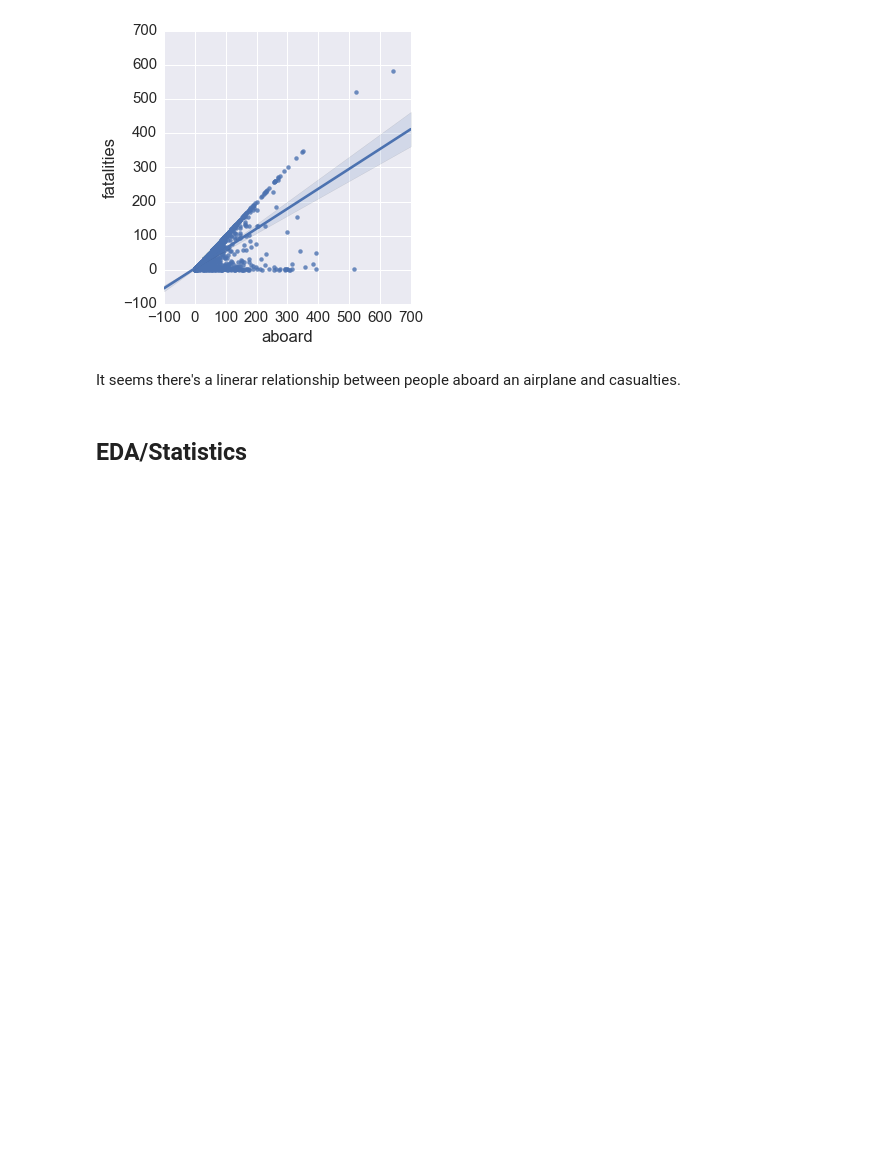
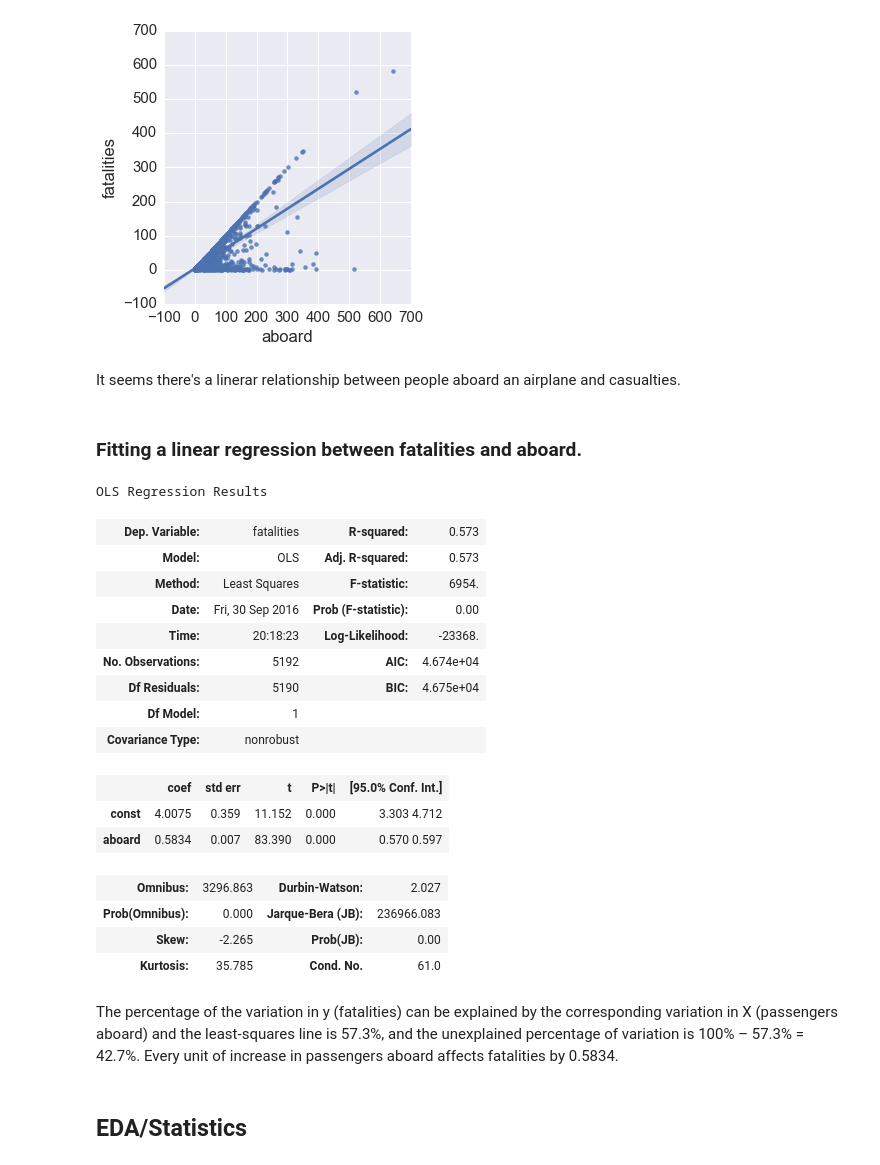
Before and after one commit to carlespoles/DSCI6002-student, a Jupyter notebook: week5/5-1_Review/DSCI6002-Midterm-Part2-CarlesPolesMielgo.ipynb, the cells around one changed output. Saved outputs shown, nothing was run; the diff lists cells and outputs as text; code cells hidden in the pictures; blank space fills up the shorter version.

```diff
--- a/week5/5-1_Review/DSCI6002-Midterm-Part2-CarlesPolesMielgo.ipynb
+++ b/week5/5-1_Review/DSCI6002-Midterm-Part2-CarlesPolesMielgo.ipynb
@@ -394,6 +395,40 @@ sns.lmplot(x='aboard', y='fatalities', data=df, fit_reg=True);
 [figure]
 # %% [markdown]
 It seems there's a linerar relationship between people aboard an airplane and casualties.
+# %% [markdown]
+### Fitting a linear regression between fatalities and aboard.
+# %%
+y = df['fatalities']
+# %%
+X = df['aboard']
+# %%
+X = sm.add_constant(X)
+# %%
+model = sm.OLS(y, X)
+results = model.fit()
+results = results.summary()
+results
+# %% [output]
+OLS Regression Results
+| Dep. Variable: | fatalities | R-squared: | 0.573 |
+| Model: | OLS | Adj. R-squared: | 0.573 |
+| Method: | Least Squares | F-statistic: | 6954. |
+| Date: | Fri, 30 Sep 2016 | Prob (F-statistic): | 0.00 |
+| Time: | 20:18:23 | Log-Likelihood: | -23368. |
+| No. Observations: | 5192 | AIC: | 4.674e+04 |
+| Df Residuals: | 5190 | BIC: | 4.675e+04 |
+| Df Model: | 1 |  |  |
+| Covariance Type: | nonrobust |  |  |
+|  | coef | std err | t | P>|t| | [95.0% Conf. Int.] |
+| const | 4.0075 | 0.359 | 11.152 | 0.000 | 3.303 4.712 |
+| aboard | 0.5834 | 0.007 | 83.390 | 0.000 | 0.570 0.597 |
+| Omnibus: | 3296.863 | Durbin-Watson: | 2.027 |
+| Prob(Omnibus): | 0.000 | Jarque-Bera (JB): | 236966.083 |
+| Skew: | -2.265 | Prob(JB): | 0.00 |
+| Kurtosis: | 35.785 | Cond. No. | 61.0 |
+# %% [markdown]
+The percentage of the variation in y (fatalities) can be explained by the corresponding variation in X (passengers aboard) and the least-squares line is 57.3%, and the unexplained percentage of variation is 100% – 57.3% = 42.7%.
+Every unit of increase in passengers aboard affects fatalities by 0.5834.
 # %% [markdown]
 ## EDA/Statistics
 # %%
```
Also changed, not shown: parts of 10 cells of this notebook, 2 other files.
